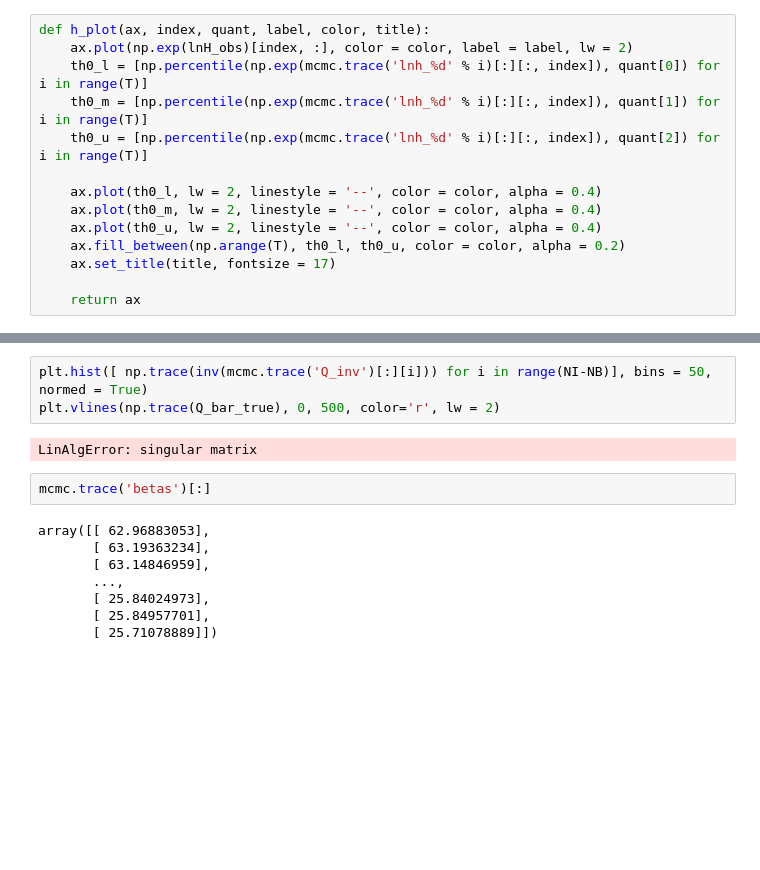
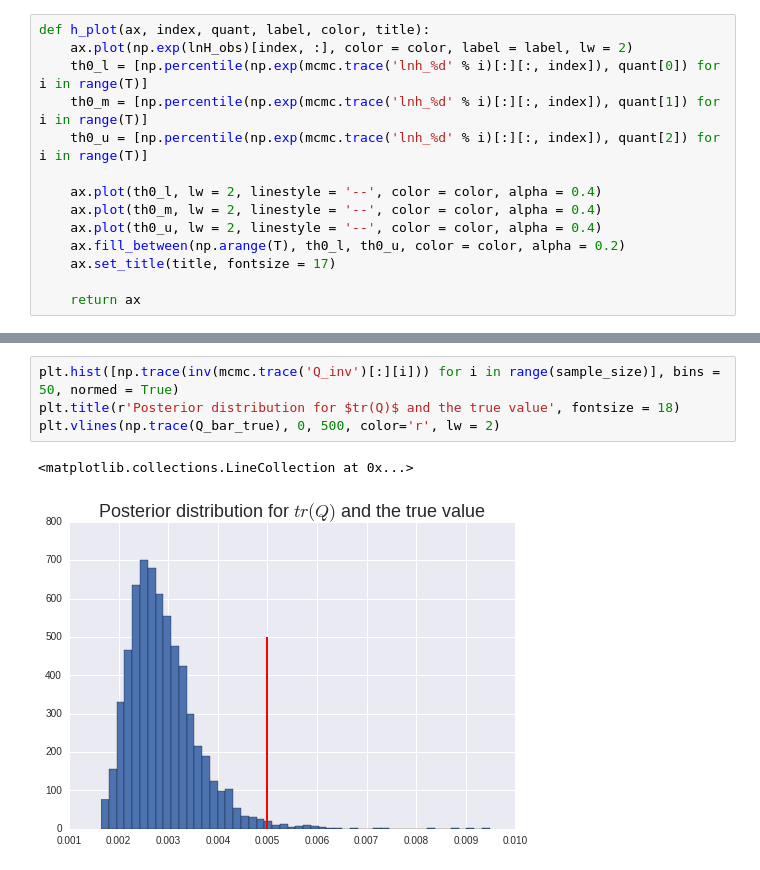
Before and after one commit to szokeb87/cs2005_pymc, a Jupyter notebook: notebooks/Laboratory.ipynb, the cells around one changed output, grey strips where cells are left out. Saved outputs shown, nothing was run; the diff lists cells and outputs as text; blank space fills up the shorter version.

```diff
--- a/notebooks/Laboratory.ipynb
+++ b/notebooks/Laboratory.ipynb
@@ -283,16 +350,8 @@ plt.suptitle(r'Stochastic volatilities', y = 1.05, fontsize = 19)
 # %%
-plt.hist([ np.trace(inv(mcmc.trace('Q_inv')[:][i])) for i in range(NI-NB)], bins = 50, normed = True)
+plt.hist([np.trace(inv(mcmc.trace('Q_inv')[:][i])) for i in range(sample_size)], bins = 50, normed = True)
+plt.title(r'Posterior distribution for $tr(Q)$ and the true value', fontsize = 18)
 plt.vlines(np.trace(Q_bar_true), 0, 500, color='r', lw = 2)
 # %% [output]
-LinAlgError: singular matrix
+<matplotlib.collections.LineCollection at 0x...>
+[figure, added]
-# %%
-mcmc.trace('betas')[:]
-# %% [output]
-array([[ 62.96883053],
-       [ 63.19363234],
-       [ 63.14846959],
-       ...,
-       [ 25.84024973],
-       [ 25.84957701],
-       [ 25.71078889]])
 # %%
```
Also changed, not shown: parts of 12 cells of this notebook, 3 other files.
